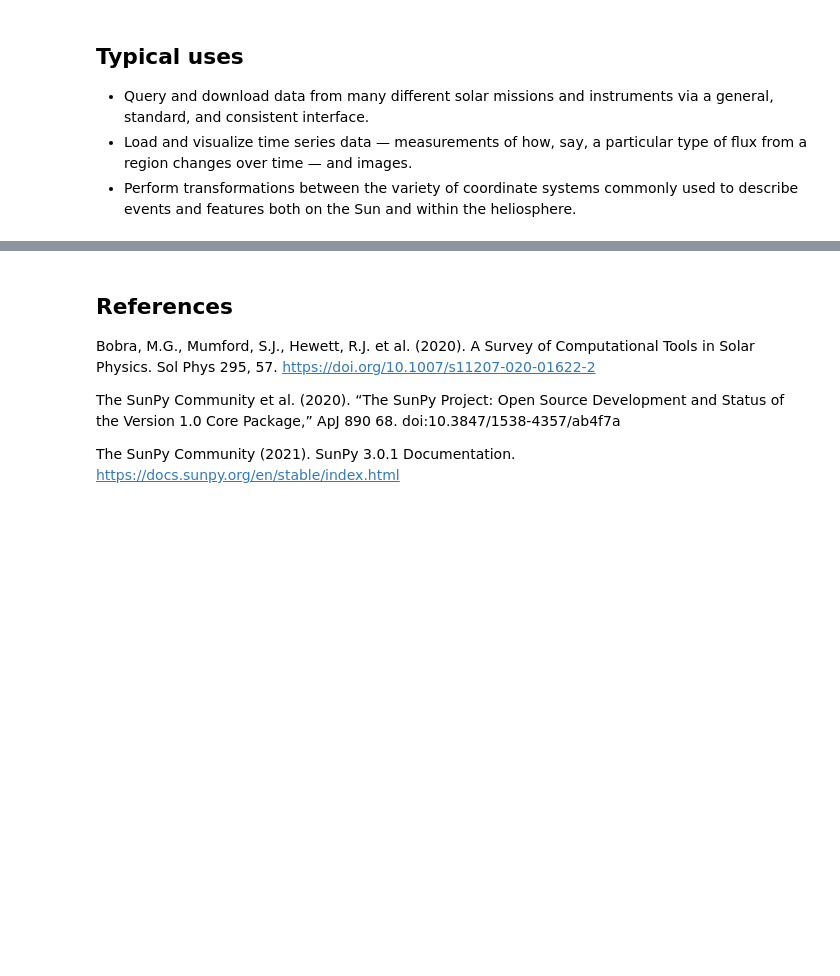
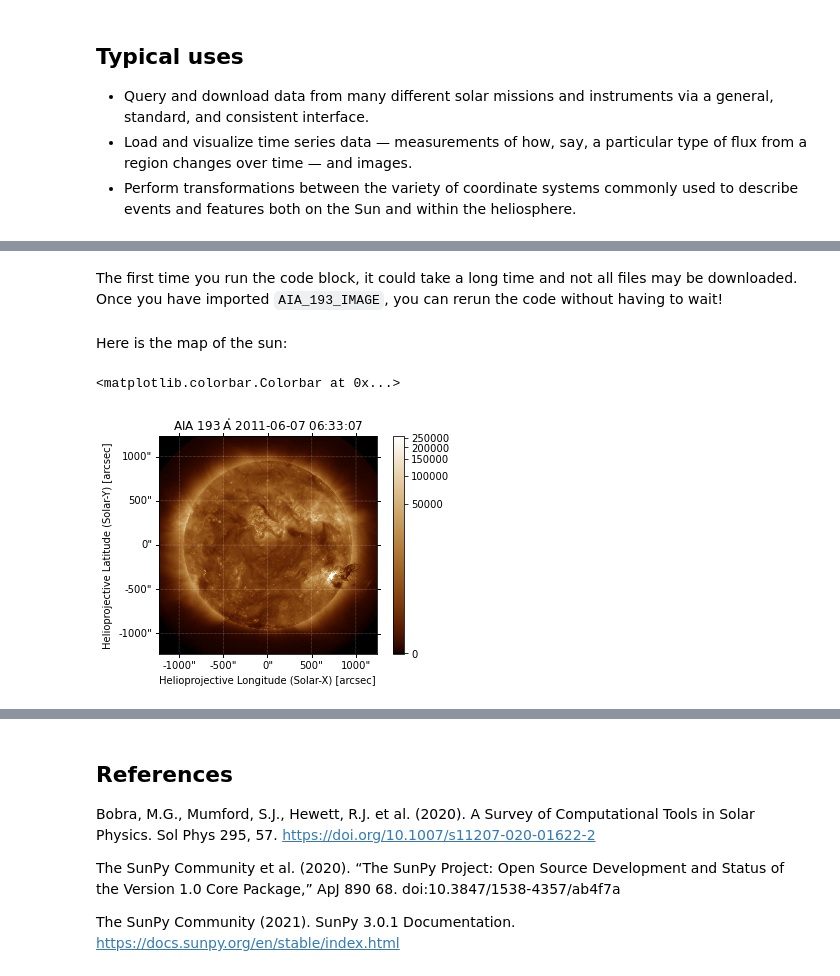
Before and after one commit to nguyenquangchien/SunPy-walkthrough, a Jupyter notebook: SunPy walkthrough.ipynb, the cells around one changed output, grey strips where cells are left out. Cells and saved outputs as stored; diff of their text form; code cells hidden in the pictures; blank space fills up the shorter version.

```diff
--- a/SunPy walkthrough.ipynb
+++ b/SunPy walkthrough.ipynb
@@ -39,0 +44,20 @@ A survey carried out by Bobra et al. (2020) reveals that Python and IDL are two
+# %% [markdown]
+The first time you run the code block, it could take a long time and not all files may be downloaded. Once you have imported `AIA_193_IMAGE`, you can rerun the code without having to wait!
+# %%
+import matplotlib.pyplot as plt
+%matplotlib inline
+
+import sunpy.map
+from sunpy.data.sample import AIA_193_IMAGE
+from sunpy.map.maputils import all_pixel_indices_from_map
+
+aiamap = sunpy.map.Map(AIA_193_IMAGE)
+# %% [markdown]
+Here is the map of the sun:
+# %%
+plt.figure()
+aiamap.plot()
+plt.colorbar()
+# %% [output]
+<matplotlib.colorbar.Colorbar at 0x...>
+[figure, added]
```
Also changed, not shown: parts of 5 cells of this notebook, 2 other files.
